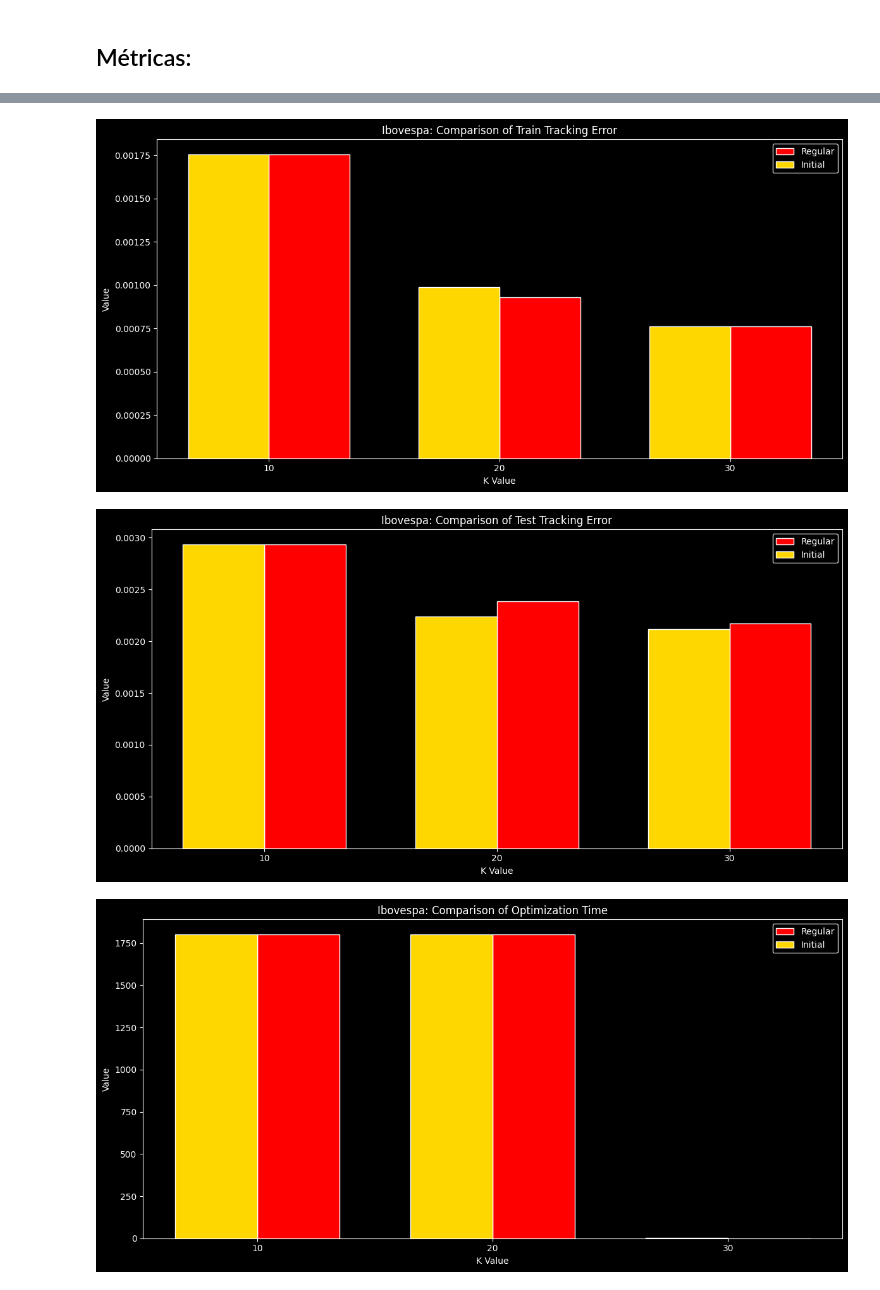
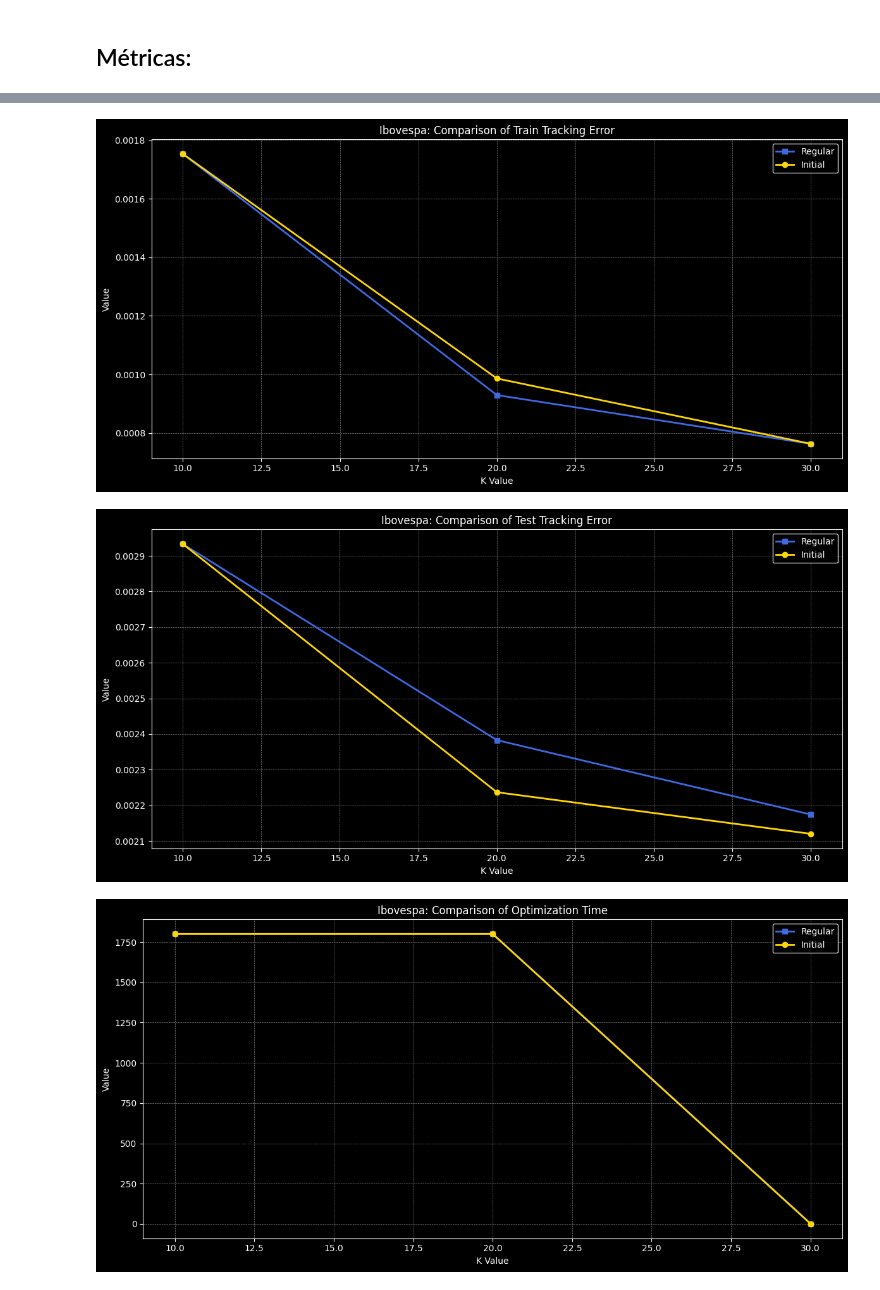
Before and after one commit to vitorholiveira/index_tracking, a Jupyter notebook: notebooks/flowers.ipynb, the cells around one changed output, grey strips where cells are left out. Saved outputs shown, nothing was run; the diff lists cells and outputs as text; code cells hidden in the pictures.

Commit message:
plotting

```diff
--- a/notebooks/flowers.ipynb
+++ b/notebooks/flowers.ipynb
@@ -236,7 +283,7 @@ sp100_metrics_initial = extract_metrics(sp100_portfolios_initial)
 plt.style.use('dark_background')
 
 def plot_line_chart(metric_name, regular, initial, title, index_name):
-    if(index_name=='Ibovespa'):
+    if(index_name=='S&P100'):
         color1 = 'red'
         color2 = 'gold'
     else:
@@ -254,7 +301,7 @@ def plot_line_chart(metric_name, regular, initial, title, index_name):
     plt.show()
 
 def plot_bar_chart(metric_name, regular, initial, title, index_name):
-    if(index_name=='Ibovespa'):
+    if(index_name=='S&P100'):
         color1 = 'red'
         color2 = 'gold'
     else:
@@ -294,13 +341,13 @@ for metric_key, title in metrics_to_plot:
 # %%
 for metric_key, title in metrics_to_plot:
-    plot_bar_chart(
+    plot_line_chart(
         metric_key,
         bvsp_metrics[metric_key],
         bvsp_metrics_initial[metric_key],
         f'Comparison of {title}',
         'Ibovespa'
     )
 # %% [output]
-[figure, old version]
+[figure, new version]
-[figure, old version]
+[figure, new version]
-[figure, old version]
+[figure, new version]
```
Also changed, not shown: parts of 22 cells of this notebook.
